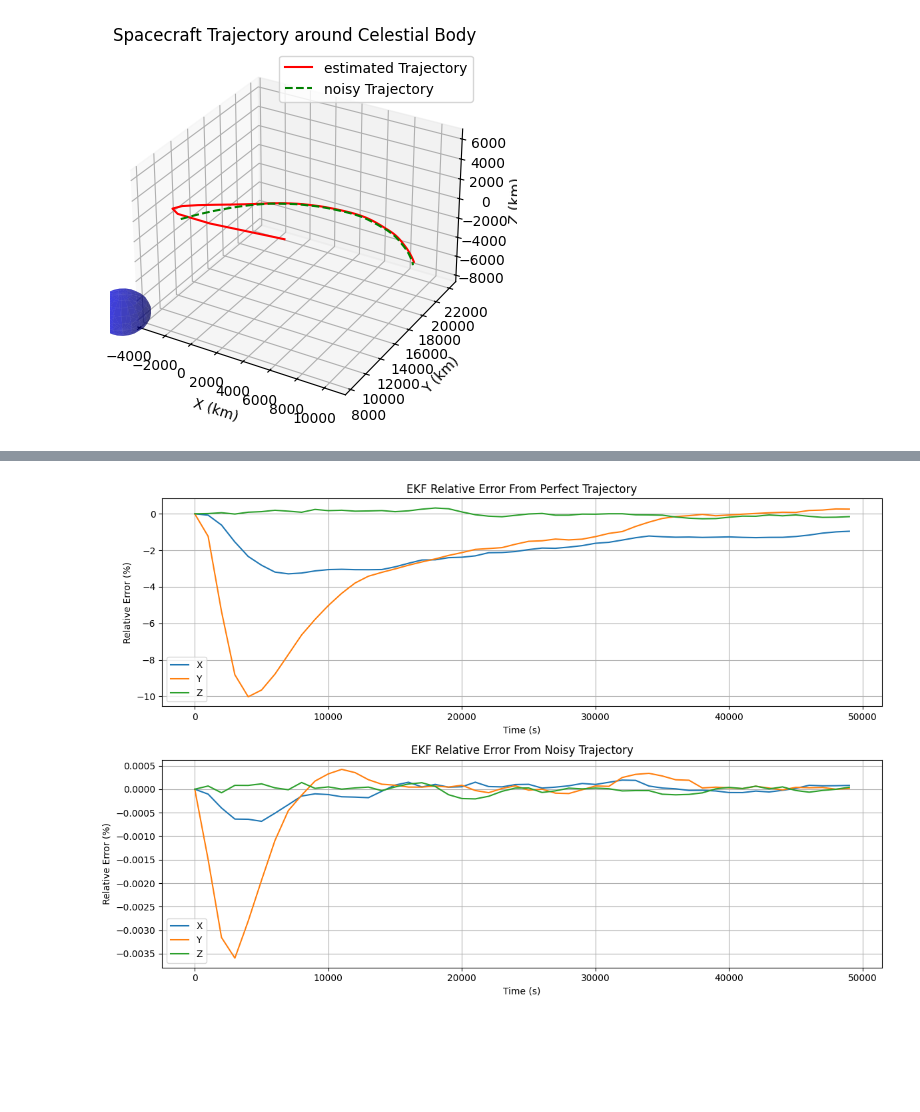
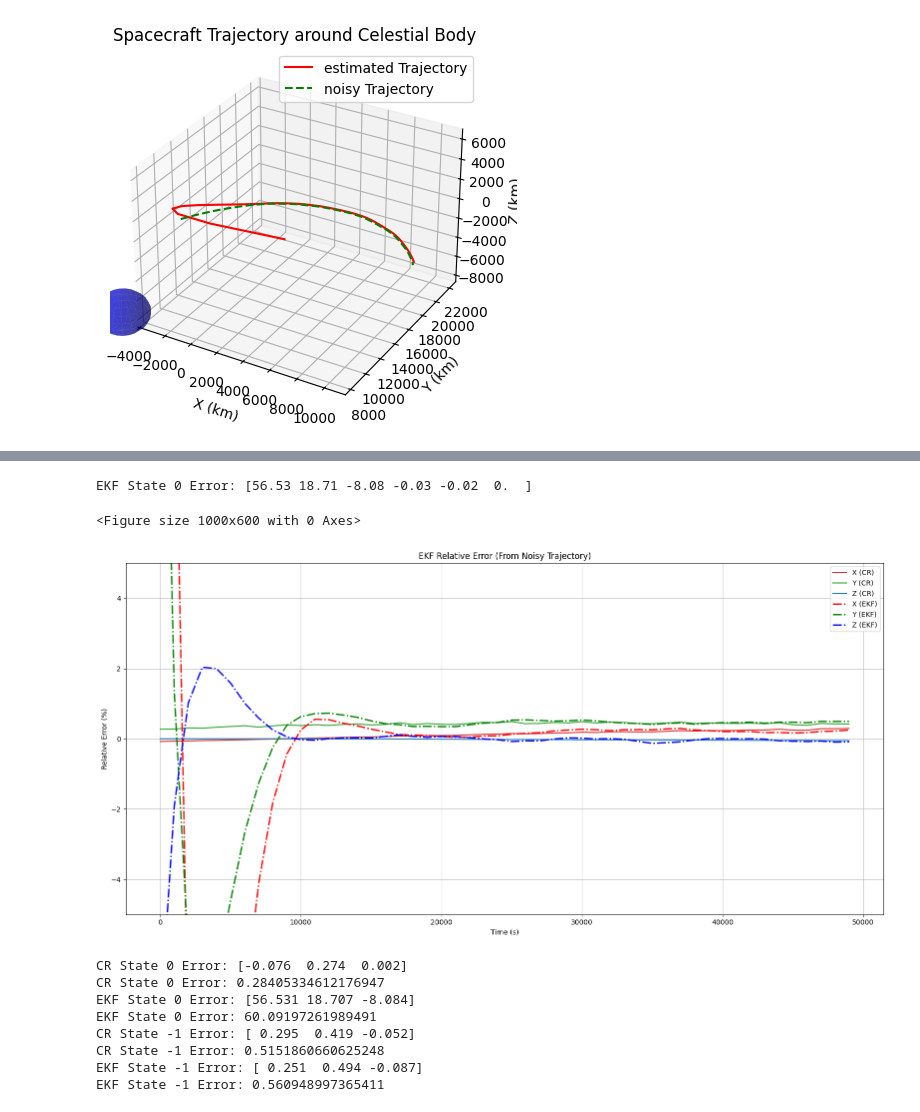
Before and after one commit to colin-skinner/horizon-op-nav, a Jupyter notebook: notebooks/InterfaceTester2.ipynb, the cells around one changed output, grey strips where cells are left out. Saved outputs shown, nothing was run; the diff lists cells and outputs as text; code cells hidden in the pictures; blank space fills up the shorter version.

```diff
--- a/notebooks/InterfaceTester2.ipynb
+++ b/notebooks/InterfaceTester2.ipynb
@@ -242,16 +243,19 @@ central_body_mass = MOON_MU / G  # kg, derived from MOON_MU / G
 ekf = SatEKF(Q, R, dt, mu0, sigma0, central_body_mass)
 # %%
 print(f"{state_0=}")
-states_perfect = [state]
-states_noisy = [state + noise(Q)]
+states_perfect = []
+states_noisy = []
 
-state_clean = states_perfect[0]
-state_noisy = states_noisy[0]
+state_clean = state
+state_noisy = state + noise(Q)
 
 t = 0
 
 # get noisy trajectory for EKF testing
 for i in range(N):
+    states_perfect.append(state_clean)
+    states_noisy.append(state_noisy)
+
     # Perfect trajectory (for comparison)
     state_next_clean = ekf.f_func(state_clean)
 
@@ -478,32 +487,58 @@ rp_est_EKF_norm = np.apply_along_axis(np.linalg.norm, 1, mus[:,:3])
 state_norm_perfect = np.apply_along_axis(np.linalg.norm, 1, states_perfect[:,:3])
 state_norm_noisy = np.apply_along_axis(np.linalg.norm, 1, states_noisy[:,:3])
 # %%
-rp_est_CR_err_rel = 100*rp_est_CR_err / state_norm_noisy[:,None]
+CR_err_rel = 100*CR_err / state_norm_noisy[:,None]
+EKF_err_rel = 100*EKF_err / state_norm_noisy[:,None]
 
-plt.figure(figsize=(12, 8))
+np.set_printoptions(precision=3, suppress=True)
 
 
-plt.subplot(2, 1, 1)
-plt.title("EKF Relative Error From Perfect Trajectory")
-plt.plot(ts, rel_err_perfect[:,0], label='X')
-plt.plot(ts, rel_err_perfect[:,1], label='Y')
-plt.plot(ts, rel_err_perfect[:,2], label='Z')
-plt.xlabel('Time (s)')
-plt.ylabel('Relative Error (%)')
-plt.grid(True)
-plt.legend()
 
-plt.subplot(2, 1, 2)
-plt.title("EKF Relative Error From Noisy Trajectory")
-plt.plot(ts, rel_err_noisy[:,3], label='X')
-plt.plot(ts, rel_err_noisy[:,4], label='Y')
-plt.plot(ts, rel_err_noisy[:,5], label='Z')
+print(f"EKF State 0 Error: {np.round(EKF_err_rel[0], 2)}")
+
+plt.figure(figsize=(10, 6))
+
+plt.figure(figsize=(16, 8))
+plt.title("EKF Relative Error (From Noisy Trajectory)")
+plt.plot(ts, CR_err_rel[:,0], label='X (CR)', color="tab:red")
+plt.plot(ts, CR_err_rel[:,1], label='Y (CR)', color="tab:green")
+plt.plot(ts, CR_err_rel[:,2], label='Z (CR)', color="tab:blue")
+plt.plot(ts, EKF_err_rel[:,0], "-.", label='X (EKF)', color="red", linewidth=2)
+plt.plot(ts, EKF_err_rel[:,1], "-.", label='Y (EKF)', color="green", linewidth=2)
+plt.plot(ts, EKF_err_rel[:,2], "-.", label='Z (EKF)', color="blue", linewidth=2)
 plt.xlabel('Time (s)')
 plt.ylabel('Relative Error (%)')
 plt.legend()
+plt.ylim(-5, 5)
 plt.grid(True)
 
 plt.tight_layout()
 plt.show()
+
+CR_0 = CR_err_rel[0]
+EKF_0 = EKF_err_rel[0, :3]
+
+print(f"CR State 0 Error: {CR_0}")
+print(f"CR State 0 Error: {norm(CR_0)}")
+print(f"EKF State 0 Error: {EKF_0}")
+print(f"EKF State 0 Error: {norm(EKF_0)}")
+
+CR_0 = CR_err_rel[-1]
+EKF_0 = EKF_err_rel[-1, :3]
+
+print(f"CR State -1 Error: {CR_0}")
+print(f"CR State -1 Error: {norm(CR_0)}")
+print(f"EKF State -1 Error: {EKF_0}")
+print(f"EKF State -1 Error: {norm(EKF_0)}")
 # %% [output]
+EKF State 0 Error: [56.53 18.71 -8.08 -0.03 -0.02  0.  ]
+<Figure size 1000x600 with 0 Axes>
-[figure, old version]
+[figure, new version]
+CR State 0 Error: [-0.076  0.274  0.002]
+CR State 0 Error: 0.28405334612176947
+EKF State 0 Error: [56.531 18.707 -8.084]
+EKF State 0 Error: 60.09197261989491
+CR State -1 Error: [ 0.295  0.419 -0.052]
+CR State -1 Error: 0.5151860660625248
+EKF State -1 Error: [ 0.251  0.494 -0.087]
+EKF State -1 Error: 0.560948997365411
```
Also changed, not shown: parts of 3 cells of this notebook.
